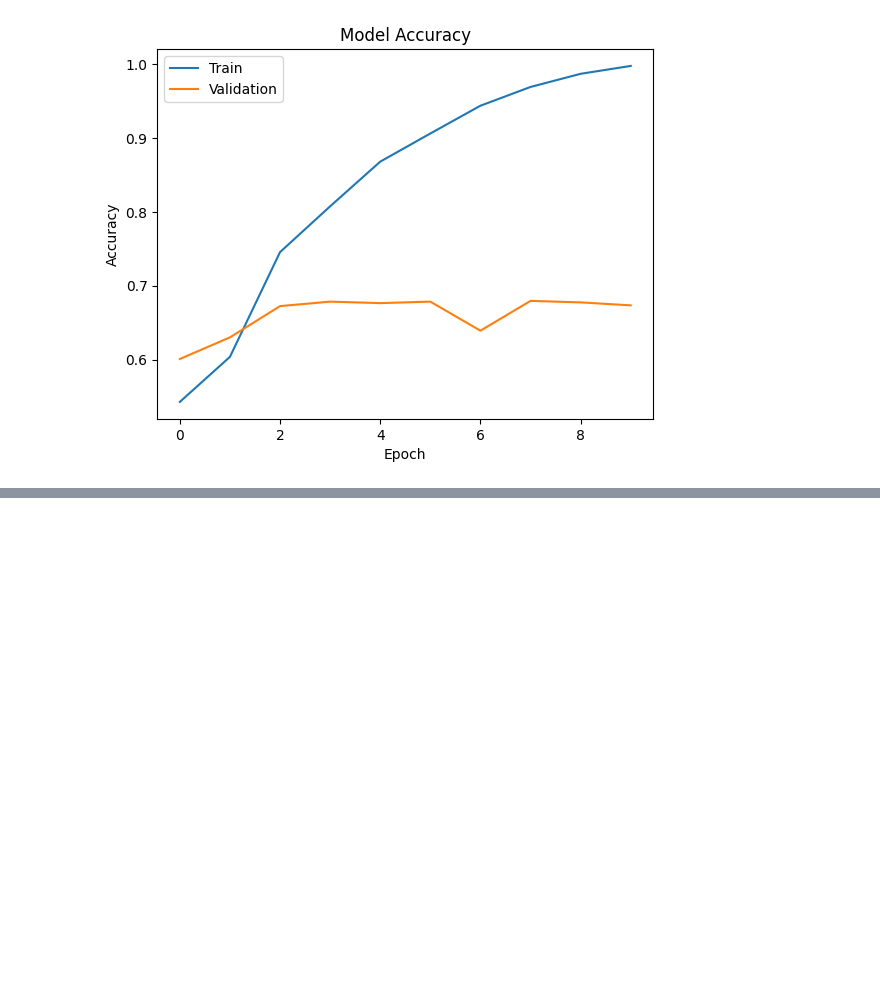
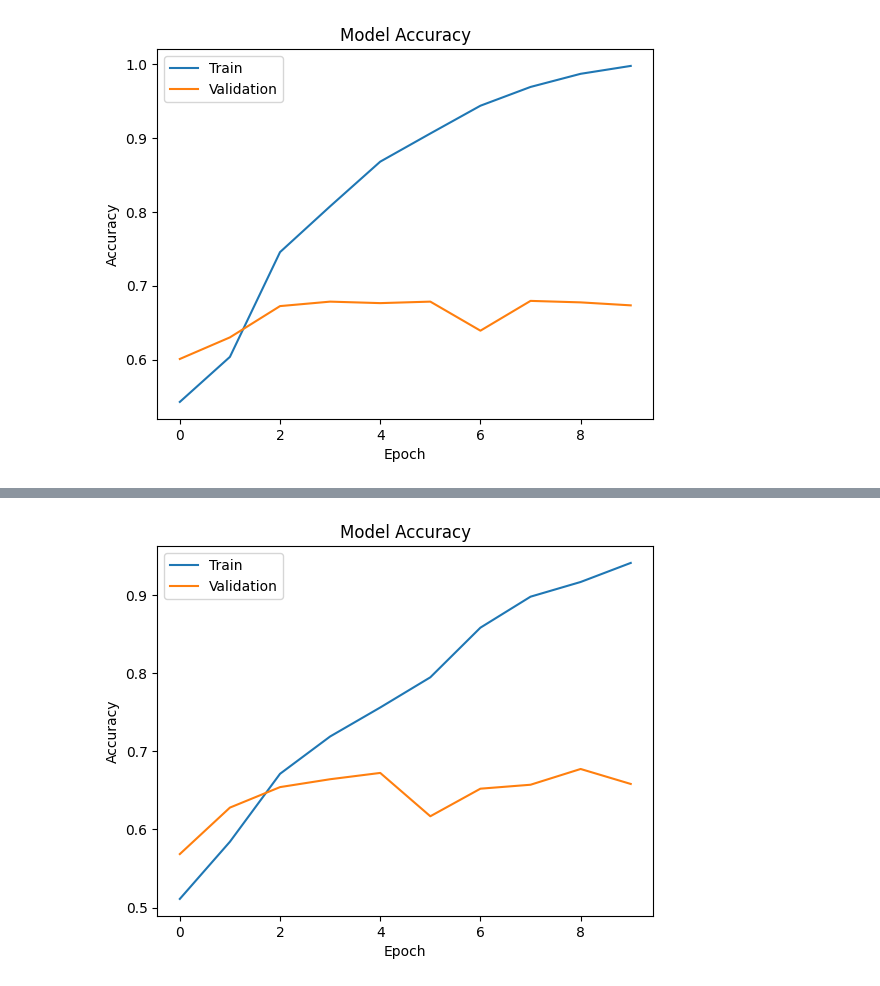
Before and after one commit to imrib/HW1-ImriBregman, a Jupyter notebook: HW4_Dog&Cat.ipynb, the cells around one changed output, grey strips where cells are left out. Drawn from its saved outputs; the diff is of its cells as text; code cells hidden in the pictures; blank space fills up the shorter version.

```diff
--- a/HW4_Dog&Cat.ipynb
+++ b/HW4_Dog&Cat.ipynb
@@ -112,0 +129,85 @@ Confusion Matrix:
+# %%
+import os
+import tensorflow as tf
+from tensorflow.keras import layers, models
+from tensorflow.keras.preprocessing.image import ImageDataGenerator
+from sklearn.metrics import confusion_matrix
+import matplotlib.pyplot as plt
+import numpy as np
+
+# Define paths
+base_dir = "/content/drive/MyDrive/cats_and_dogs_filtered"
+train_dir = os.path.join(base_dir, "train")
+validation_dir = os.path.join(base_dir, "validation")
+
+# Data preparation
+datagen = ImageDataGenerator(rescale=1./255)
+batch_size = 32
+
+train_generator = datagen.flow_from_directory(
+    train_dir,
+    target_size=(150, 150),
+    batch_size=batch_size,
+    class_mode='binary',
+    color_mode='grayscale'
+)
+
+validation_generator = datagen.flow_from_directory(
+    validation_dir,
+    target_size=(150, 150),
+    batch_size=batch_size,
+    class_mode='binary',
+    color_mode='grayscale'
+)
+
+# Model definition
+model = models.Sequential()
+model.add(layers.Conv2D(16, (3, 3), padding='same', activation='relu', input_shape=(150, 150, 1)))
+model.add(layers.MaxPooling2D((2, 2)))
+model.add(layers.Flatten())
+model.add(layers.Dense(128, activation='relu'))
+model.add(layers.Dense(1, activation='sigmoid'))
+
+model.compile(optimizer='adam',
+              loss='binary_crossentropy',
+              metrics=['accuracy'])
+
+# Model training
+history = model.fit(
+    train_generator,
+    steps_per_epoch=train_generator.samples // batch_size,
+    epochs=10,
+    validation_data=validation_generator,
+    validation_steps=validation_generator.samples // batch_size
+)
+
+# Model evaluation
+validation_generator.reset()
+pred_prob = model.predict(validation_generator)
+predictions = np.round(pred_prob)
+
+# Confusion matrix
+conf_mat = confusion_matrix(validation_generator.classes, predictions)
+print("Confusion Matrix:")
+print(conf_mat)
+
+# Plot accuracy during training
+plt.plot(history.history['accuracy'])
+plt.plot(history.history['val_accuracy'])
+plt.title('Model Accuracy')
+plt.xlabel('Epoch')
+plt.ylabel('Accuracy')
+plt.legend(['Train', 'Validation'], loc='upper left')
+plt.show()
+
+# Plot confusion matrix using matplotlib
+plt.imshow(conf_mat, interpolation='nearest', cmap=plt.cm.Blues)
+plt.title('Confusion Matrix')
+plt.colorbar()
+tick_marks = np.arange(len(validation_generator.class_indices))
+plt.xticks(tick_marks, validation_generator.class_indices, rotation=45)
+plt.yticks(tick_marks, validation_generator.class_indices)
+plt.ylabel('True label')
+plt.xlabel('Predicted label')
+plt.show()
+# %% [output]
@@ -112,0 +231 @@ Confusion Matrix:
+[figure, added]
```
Also changed, not shown: parts of 2 cells of this notebook.
